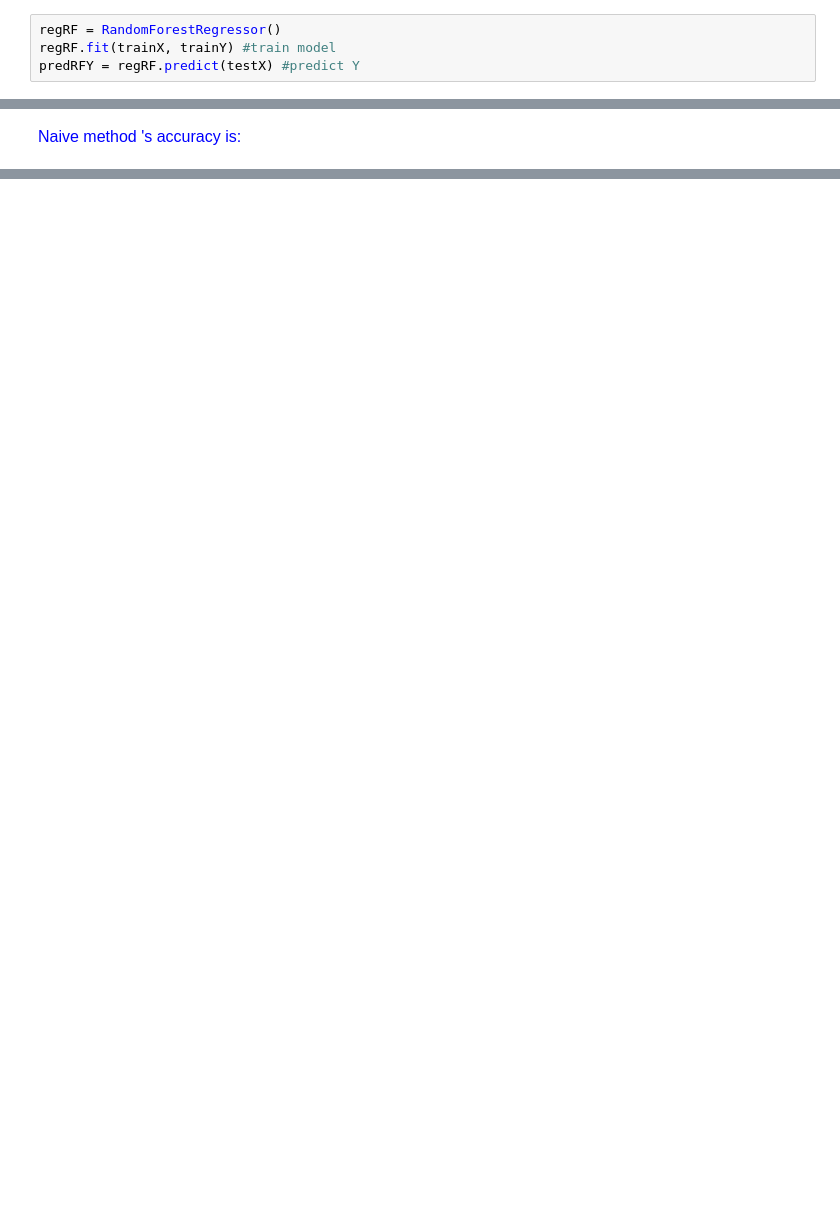
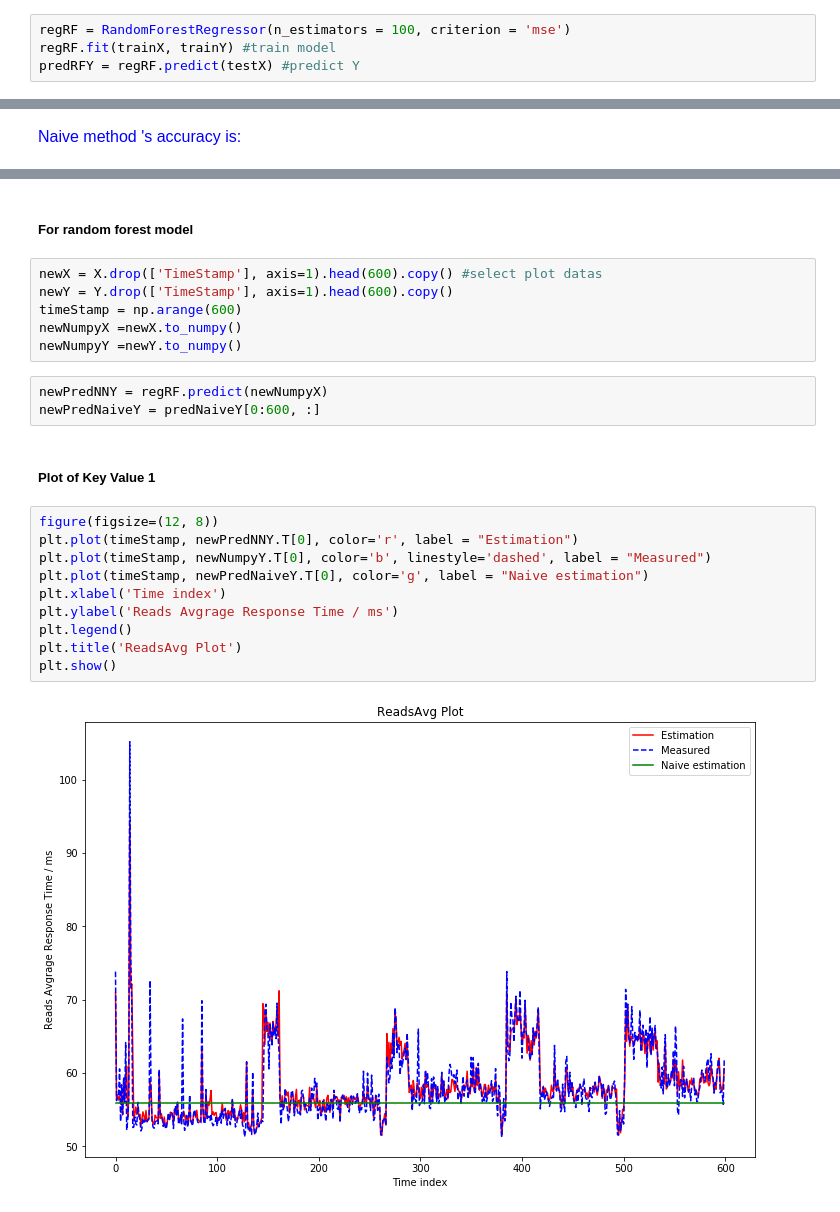
Before and after one commit to Will1998/Network-Analytics, a Jupyter notebook: Project1.ipynb, the cells around one changed output, grey strips where cells are left out. Saved outputs shown, nothing was run; the diff lists cells and outputs as text; blank space fills up the shorter version.

Commit message:
Add model test analysis

```diff
--- a/Project1.ipynb
+++ b/Project1.ipynb
@@ -317,7 +323,7 @@ array([[2356849.12770209, 2687354.00372565]])
 # %% [markdown]
 ##### Random forest regression
 # %%
-regRF = RandomForestRegressor()
+regRF = RandomForestRegressor(n_estimators = 100, criterion = 'mse')
 regRF.fit(trainX, trainY) #train model
 predRFY = regRF.predict(testX) #predict Y
 # %% [markdown]
@@ -361,0 +368,25 @@ array([[0.04329714, 0.04554263]])
+# %% [markdown]
+##### For random forest model
+# %%
+newX = X.drop(['TimeStamp'], axis=1).head(600).copy() #select plot datas
+newY = Y.drop(['TimeStamp'], axis=1).head(600).copy()
+timeStamp = np.arange(600)
+newNumpyX =newX.to_numpy()
+newNumpyY =newY.to_numpy()
+# %%
+newPredNNY = regRF.predict(newNumpyX)
+newPredNaiveY = predNaiveY[0:600, :]
+# %% [markdown]
+##### Plot of Key Value 1
+# %%
+figure(figsize=(12, 8))
+plt.plot(timeStamp, newPredNNY.T[0], color='r', label = "Estimation")
+plt.plot(timeStamp, newNumpyY.T[0], color='b', linestyle='dashed', label = "Measured")
+plt.plot(timeStamp, newPredNaiveY.T[0], color='g', label = "Naive estimation")
+plt.xlabel('Time index')
+plt.ylabel('Reads Avgrage Response Time / ms')
+plt.legend()
+plt.title('ReadsAvg Plot')
+plt.show()
+# %% [output]
+[figure, added]
```
Also changed, not shown: parts of 17 cells of this notebook.
